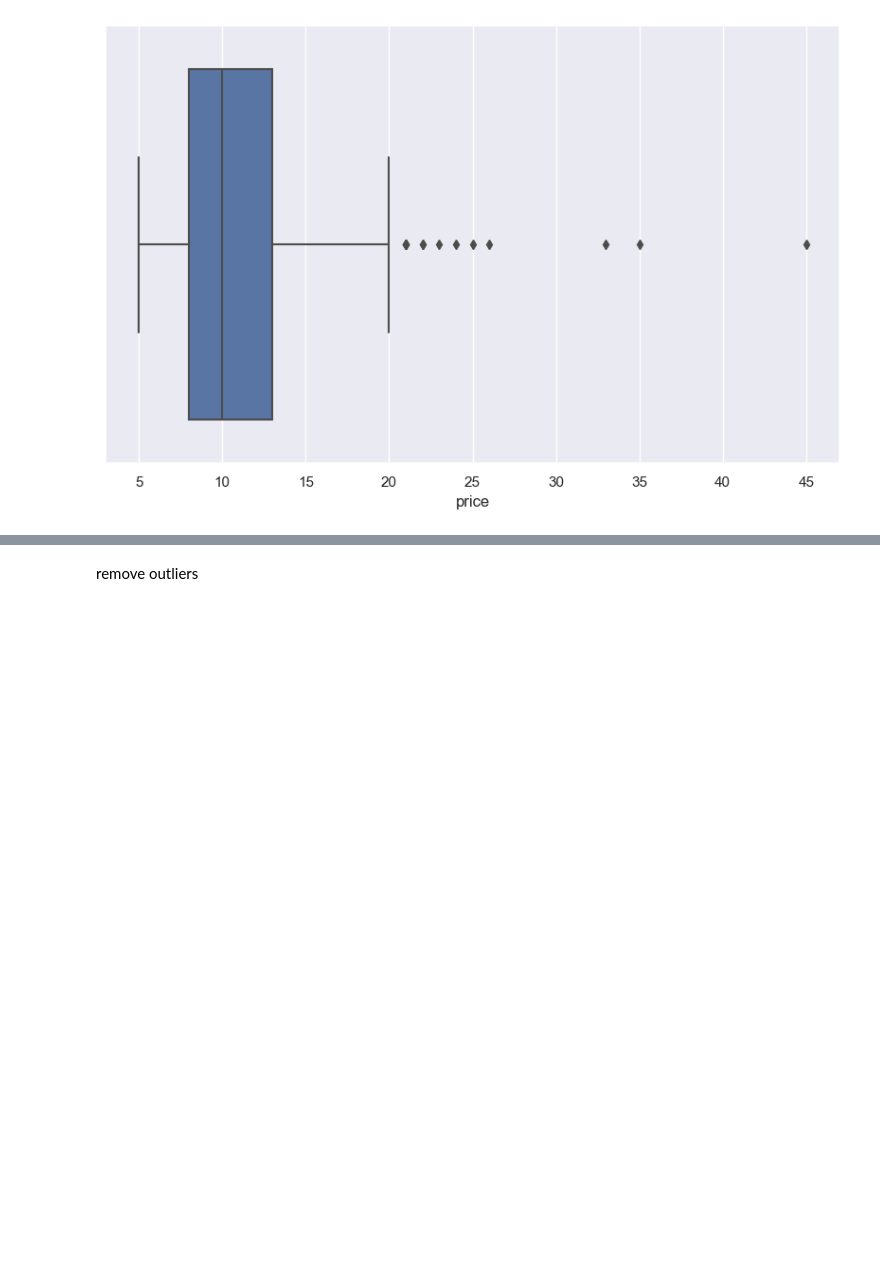
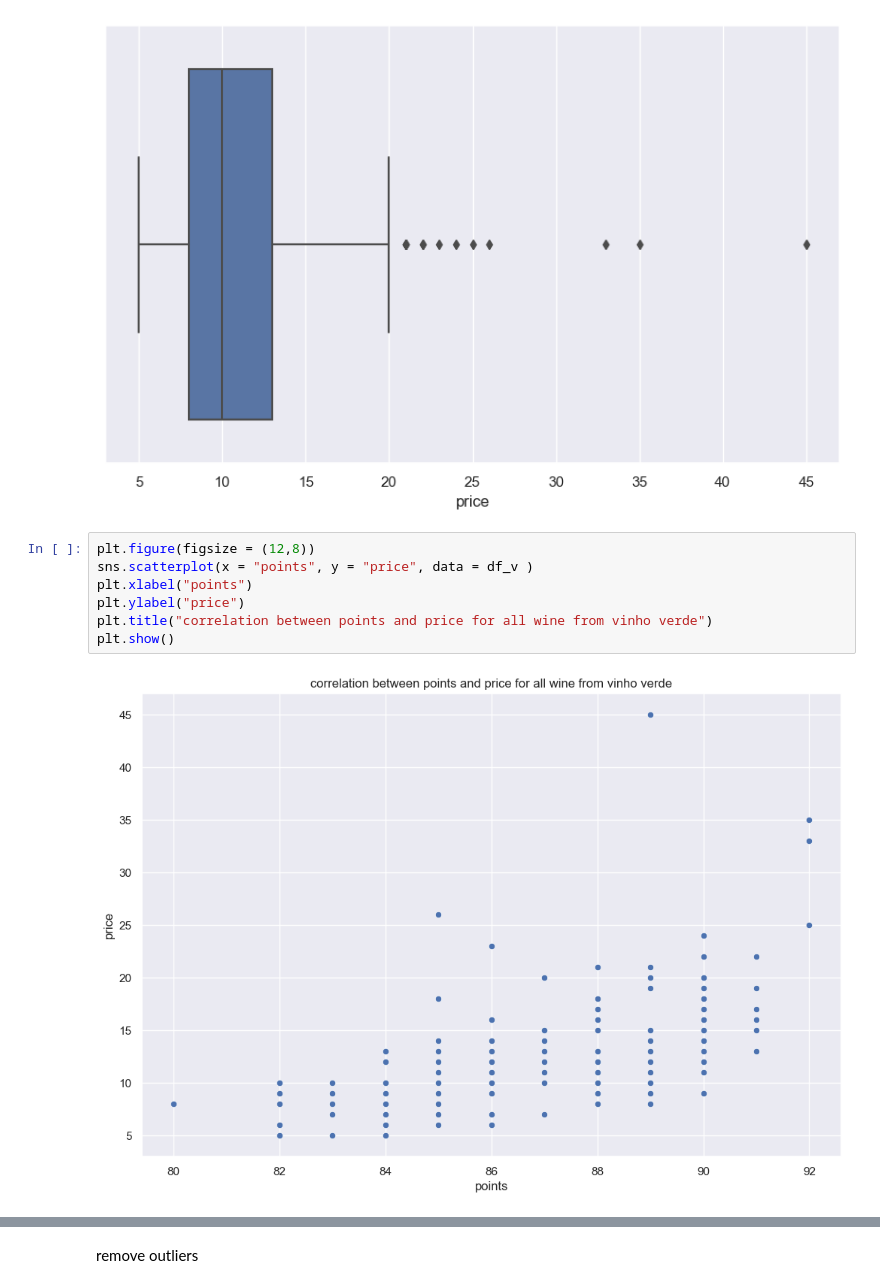
Before and after one commit to satomi26/Project-2, a Jupyter notebook: sprint5_wine_sale_data.ipynb, the cells around one changed output, grey strips where cells are left out. Saved outputs shown, nothing was run; the diff lists cells and outputs as text; blank space fills up the shorter version.

```diff
--- a/sprint5_wine_sale_data.ipynb
+++ b/sprint5_wine_sale_data.ipynb
@@ -184,3 +207,12 @@ sns.boxplot(x='price', data=df_v)
 plt.show()
 # %% [output]
 [figure]
+# %%
+plt.figure(figsize = (12,8))
+sns.scatterplot(x = "points", y = "price", data = df_v )
+plt.xlabel("points")
+plt.ylabel("price")
+plt.title("correlation between points and price for all wine from vinho verde")
+plt.show()
+# %% [output]
+[figure, added]
```
Also changed, not shown: parts of 8 cells of this notebook, 2 other files.
